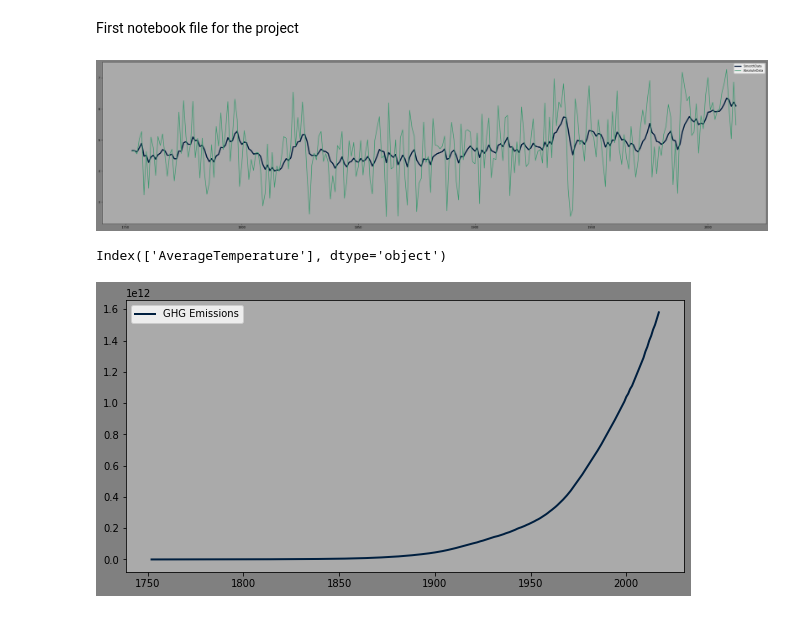
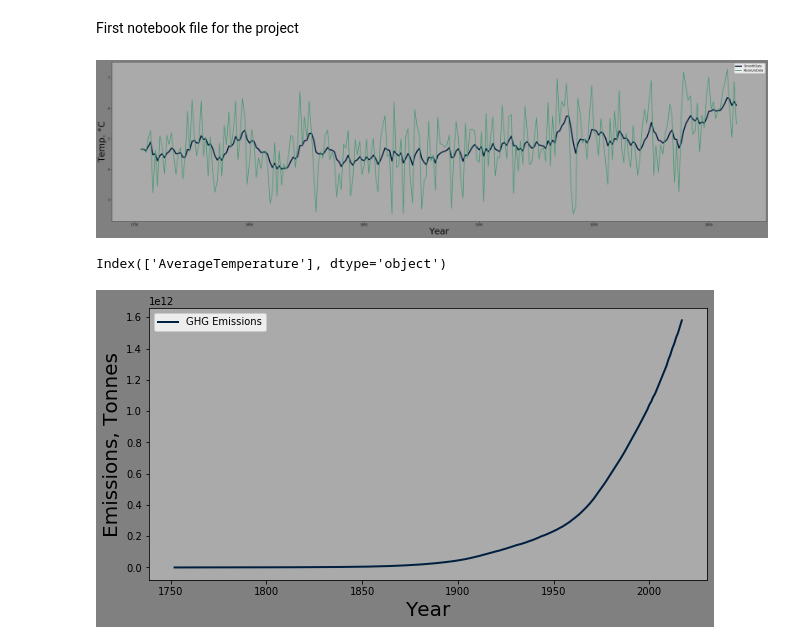
Before and after one commit to TL114/DataScience19, a Jupyter notebook: DS19.ipynb, the cells around one changed output. Drawn from its saved outputs; the diff is of its cells as text; code cells hidden in the pictures.

```diff
--- a/DS19.ipynb
+++ b/DS19.ipynb
@@ -16,20 +35,22 @@ from math import sqrt
 # %%
 #Absolute temperatures, annual readings for Estonia
 data_abs_est = pd.read_csv("Estonia.csv",index_col=1, header=0,  parse_dates=True, squeeze=True)
 data_est1=data_abs_est.drop(["Unnamed: 0","AverageTemperatureUncertainty","Country"], axis=1)
 data_est=data_est1[2:3122]
 data_est_year = data_est.groupby([data_est.index.year]).mean()
 data_smooth=data_est_year.ewm(com=5).mean()
 plt.figure(figsize=(40,10),facecolor="gray")
 ax=plt.axes()
 ax.set_facecolor("#AAAAAA")
 plt.plot(data_smooth,"#001f3f",linewidth=4,label="SmoothData")
 plt.plot(data_est_year,"#3D9970" ,linewidth=2,label="AbsoluteData")
 plt.legend()
+plt.xlabel("Year",fontsize=30)
+plt.ylabel("Temp. °C",fontsize=30)
 plt.show()
 data_smooth.columns
 # %% [output]
-[figure, old version]
+[figure, new version]
 Index(['AverageTemperature'], dtype='object')
 # %%
 #data_emissions=pd.read_csv("emission data.csv")
@@ -47,10 +68,12 @@ plt.figure(figsize=(10,5),facecolor="gray")
 ax=plt.axes()
 ax.set_facecolor("#AAAAAA")
 plt.plot(world_emissions,"#001f3f",linewidth=2,label="GHG Emissions")
+plt.xlabel("Year",fontsize=20)
+plt.ylabel("Emissions, Tonnes",fontsize=20)
 plt.legend()
 plt.show()
 # %% [output]
-[figure, old version]
+[figure, new version]
 # %%
 #Absolute temperatures annual global readings
 data_absolute=pd.read_csv("GlobalTemperatures.csv",index_col=0, header=0,  parse_dates=True)
```
Also changed, not shown: parts of 11 cells of this notebook, 11 other files.
